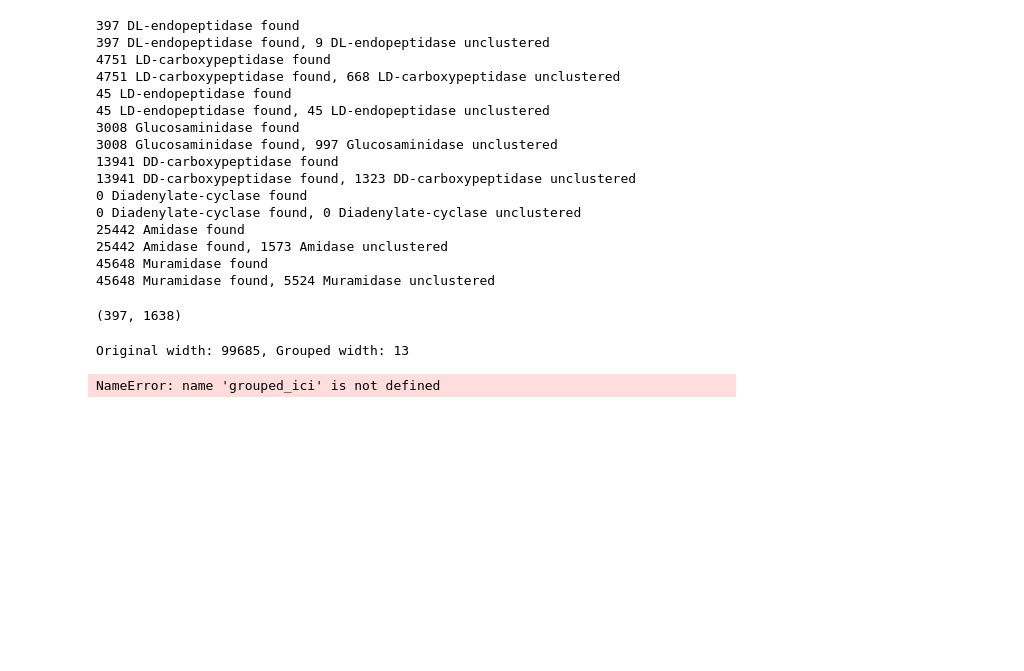
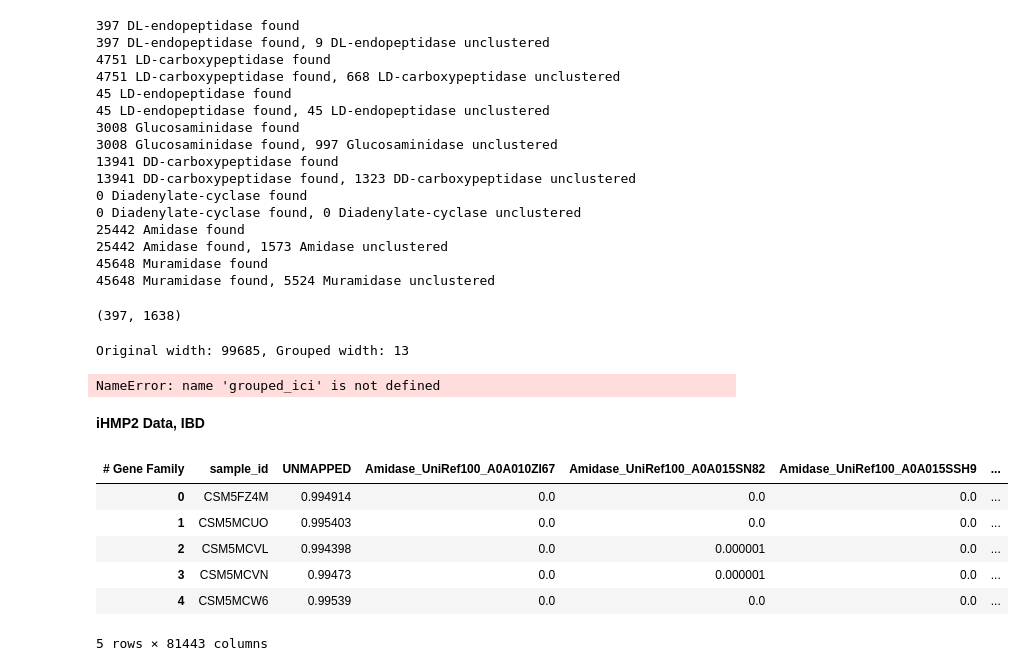
Before and after one commit to oliverdesa/Clustering_Metagenomics, a Jupyter notebook: src/clustering/mapping_clusters.ipynb, the cells around one changed output. Saved outputs shown, nothing was run; the diff lists cells and outputs as text; code cells hidden in the pictures; blank space fills up the shorter version.

```diff
--- a/src/clustering/mapping_clusters.ipynb
+++ b/src/clustering/mapping_clusters.ipynb
@@ -454,3 +454,5 @@ display(grouped_ici.head())
 NameError: name 'grouped_ici' is not defined
 # %%
 grouped_ici.to_csv('/Users/odesa/OneDrive - University of Toronto/LabWork/ICI/LatestData/grouped_70966_43119.tsv', sep='\t', index=False)
+# %% [markdown]
+**iHMP2 Data, IBD**
@@ -456,0 +463,12 @@ grouped_ici.to_csv('/Users/odesa/OneDrive - University of Toronto/LabWork/ICI/La
+# %%
+clean_ibd = clean_table('E:/ibd_data/humann_second_run/ibd_genefamilies_relab_p2.tsv')
+
+display(clean_ibd.head())
+# %% [output]
+| # Gene Family | sample_id | UNMAPPED | Amidase_UniRef100_A0A010ZI67 | Amidase_UniRef100_A0A015SN82 | Amidase_UniRef100_A0A015SSH9 | ... |
+| 0 | CSM5FZ4M | 0.994914 | 0.0 | 0.0 | 0.0 | ... |
+| 1 | CSM5MCUO | 0.995403 | 0.0 | 0.0 | 0.0 | ... |
+| 2 | CSM5MCVL | 0.994398 | 0.0 | 0.000001 | 0.0 | ... |
+| 3 | CSM5MCVN | 0.99473 | 0.0 | 0.000001 | 0.0 | ... |
+| 4 | CSM5MCW6 | 0.99539 | 0.0 | 0.0 | 0.0 | ... |
+5 rows × 81443 columns
```
Also changed, not shown: parts of 10 cells of this notebook, 2 other files.
